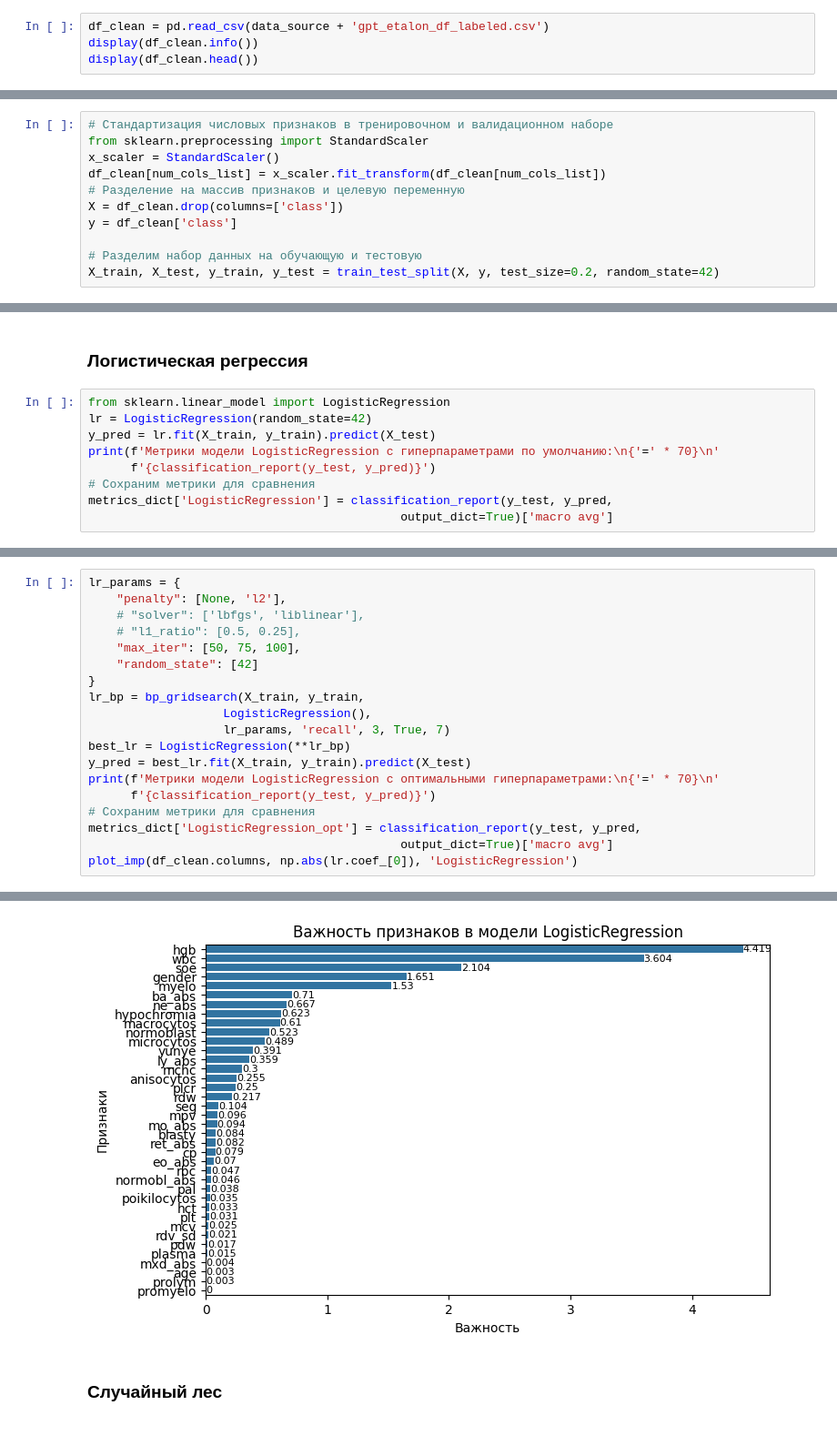
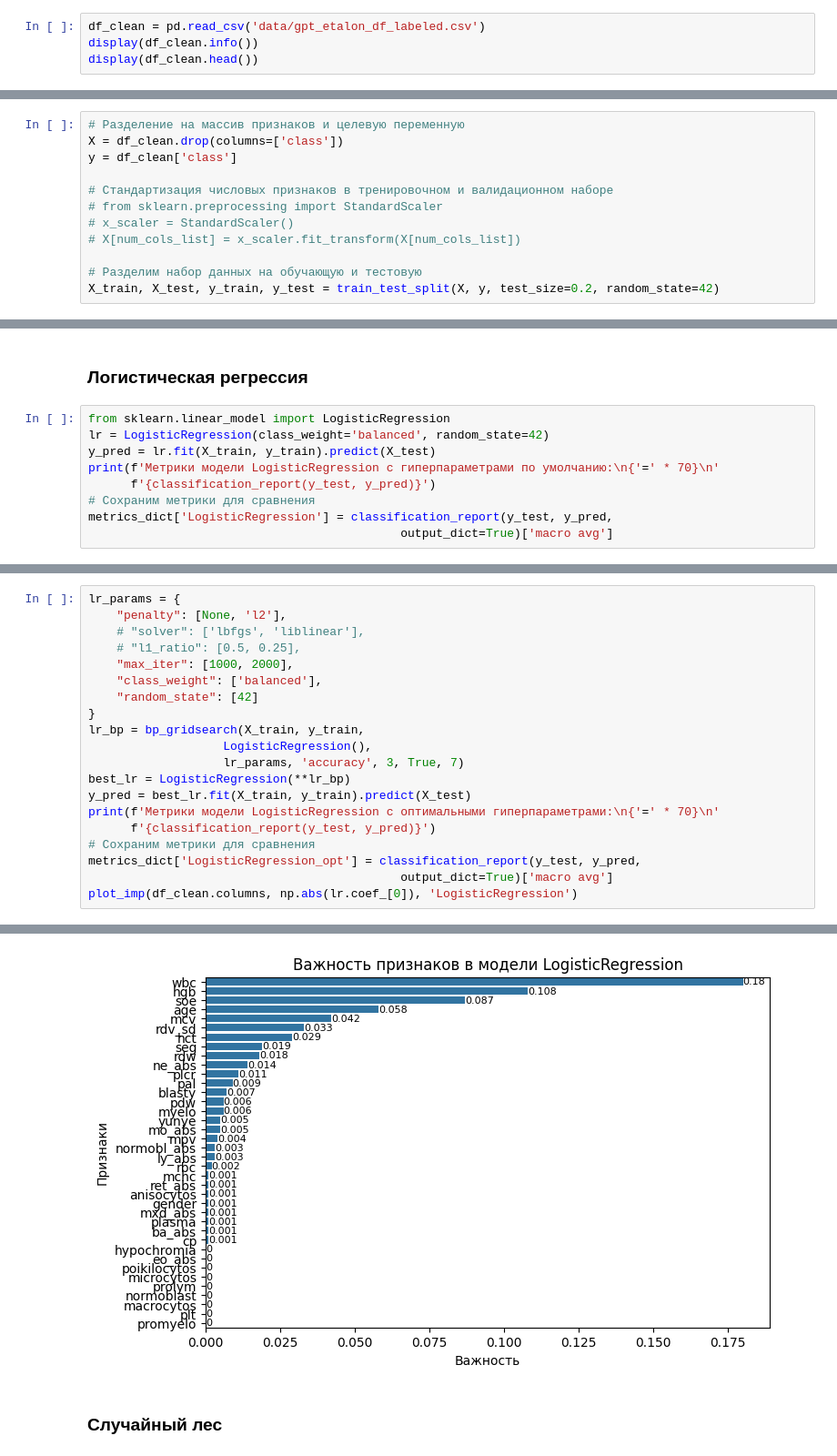
Before and after one commit to Lexislex/SF_hack_task_1, a Jupyter notebook: GPT_classes_all_models.ipynb, the cells around one changed output, grey strips where cells are left out. Shown: that part at 91% size. Saved outputs shown, nothing was run; the diff lists cells and outputs as text.

```diff
--- a/GPT_classes_all_models.ipynb
+++ b/GPT_classes_all_models.ipynb
@@ -8,7 +8,7 @@ data_source = './data/'
 # %% [markdown]
 ### Чтение данных
 # %%
-df_clean = pd.read_csv(data_source + 'gpt_etalon_df_labeled.csv')
+df_clean = pd.read_csv('data/gpt_etalon_df_labeled.csv')
 display(df_clean.info())
 display(df_clean.head())
 # %% [output]
@@ -169,12 +171,13 @@ num_cols_list = ['age', 'rbc', 'hgb', 'hct', 'mcv', 'mchc', 'rdw',
 # %%
-# Стандартизация числовых признаков в тренировочном и валидационном наборе
-from sklearn.preprocessing import StandardScaler
-x_scaler = StandardScaler()
-df_clean[num_cols_list] = x_scaler.fit_transform(df_clean[num_cols_list])
 # Разделение на массив признаков и целевую переменную
 X = df_clean.drop(columns=['class'])
 y = df_clean['class']
 
+# Стандартизация числовых признаков в тренировочном и валидационном наборе
+# from sklearn.preprocessing import StandardScaler
+# x_scaler = StandardScaler()
+# X[num_cols_list] = x_scaler.fit_transform(X[num_cols_list])
+
 # Разделим набор данных на обучающую и тестовую
 X_train, X_test, y_train, y_test = train_test_split(X, y, test_size=0.2, random_state=42)
 # %%
@@ -195,7 +198,7 @@ Name: proportion, dtype: float64
 ### Логистическая регрессия
 # %%
 from sklearn.linear_model import LogisticRegression
-lr = LogisticRegression(random_state=42)
+lr = LogisticRegression(class_weight='balanced', random_state=42)
 y_pred = lr.fit(X_train, y_train).predict(X_test)
 print(f'Метрики модели LogisticRegression с гиперпараметрами по умолчанию:\n{'=' * 70}\n'
       f'{classification_report(y_test, y_pred)}')
@@ -221,12 +231,13 @@ lr_params = {
     "penalty": [None, 'l2'],
     # "solver": ['lbfgs', 'liblinear'],
     # "l1_ratio": [0.5, 0.25],
-    "max_iter": [50, 75, 100],
+    "max_iter": [1000, 2000],
+    "class_weight": ['balanced'],
     "random_state": [42]
 }
 lr_bp = bp_gridsearch(X_train, y_train,
                    LogisticRegression(),
-                   lr_params, 'recall', 3, True, 7)
+                   lr_params, 'accuracy', 3, True, 7)
 best_lr = LogisticRegression(**lr_bp)
 y_pred = best_lr.fit(X_train, y_train).predict(X_test)
 print(f'Метрики модели LogisticRegression с оптимальными гиперпараметрами:\n{'=' * 70}\n'
@@ -276,4 +294,4 @@ weighted avg       0.88      0.88      0.88       385
-[figure, old version]
+[figure, new version]
 # %% [markdown]
 ### Случайный лес
 # %%
```
Also changed, not shown: parts of 18 cells of this notebook, 4 other files.
